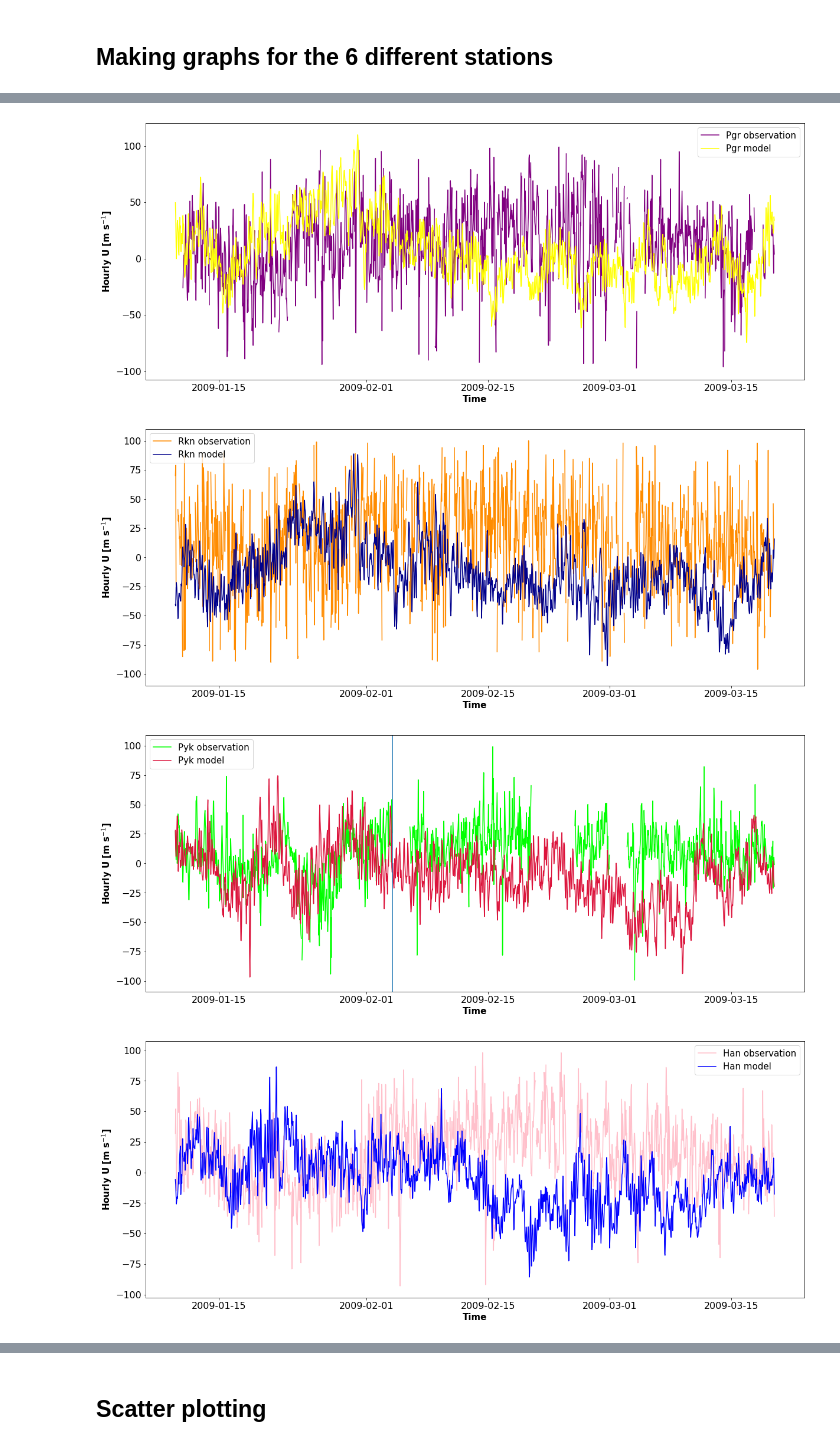
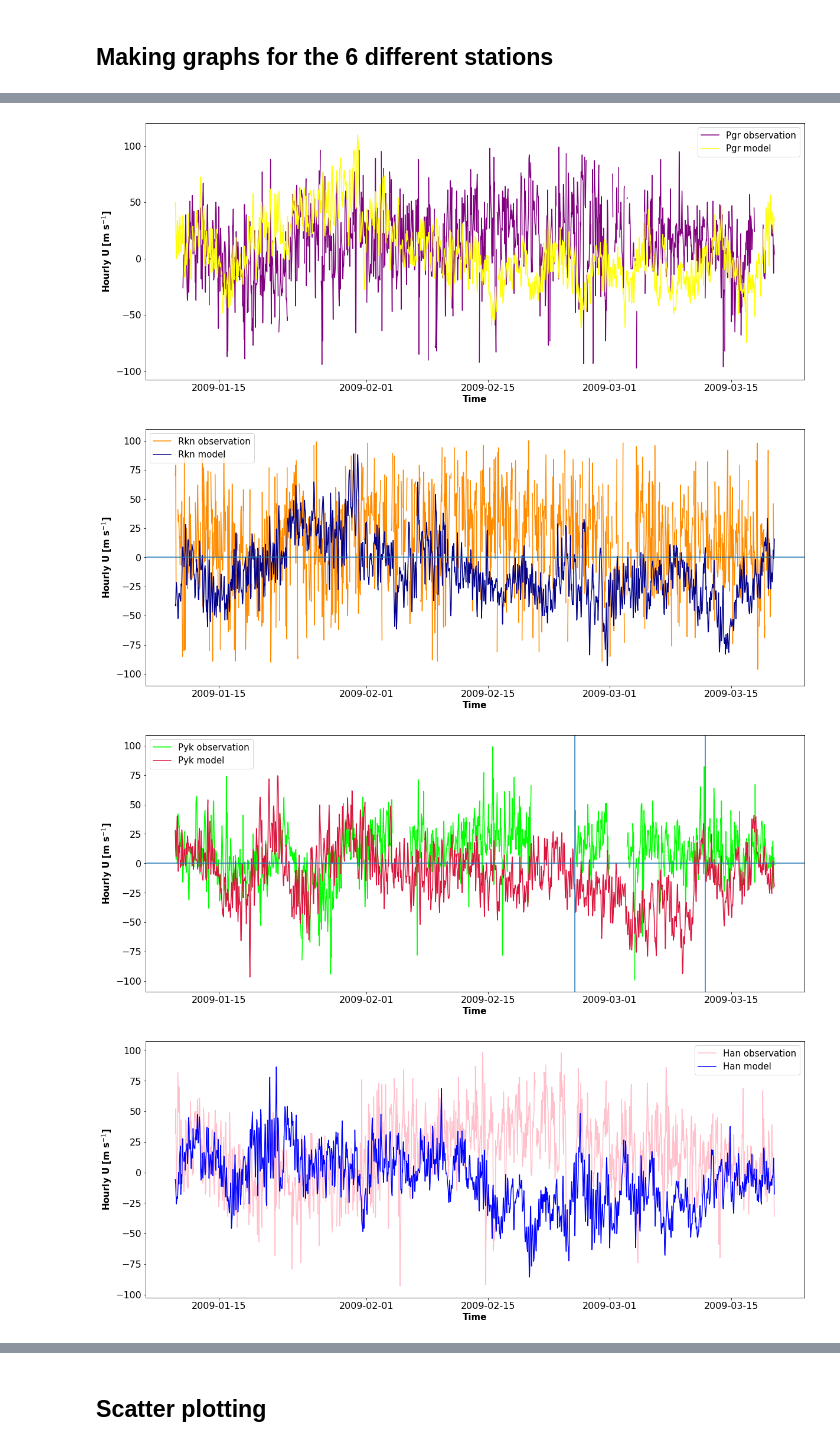
Before and after one commit to 7AlonsoRaikiri7/SummerREU, a Jupyter notebook: U_superdarn_waccmxdart_hrly.ipynb, the cells around one changed output, grey strips where cells are left out. Cells and saved outputs as stored; diff of their text form; code cells hidden in the pictures.

```diff
--- a/U_superdarn_waccmxdart_hrly.ipynb
+++ b/U_superdarn_waccmxdart_hrly.ipynb
@@ -107,6 +107,7 @@ plt.tick_params(axis='y', labelsize=16)
 plt.xlabel('Time',fontsize=15,fontweight='bold')
 plt.ylabel('Hourly U [m s$^{-1}$]', fontsize=15,fontweight='bold')
 plt.legend(fontsize=15)
+plt.grid()
 
 #Sas radar station
 fig2=plt.figure(figsize=(20,8))
@@ -116,6 +117,8 @@ plt.tick_params(axis='x', labelsize=16)
 plt.tick_params(axis='y', labelsize=16)
 plt.xlabel('Time',fontsize=15,fontweight='bold')
 plt.ylabel('Hourly U [m s$^{-1}$]', fontsize=15,fontweight='bold')
+plt.axhline(y=0)
+
 plt.legend(fontsize=15)
 
 #Pgr radar station
@@ -136,6 +139,7 @@ plt.tick_params(axis='x', labelsize=16)
 plt.tick_params(axis='y', labelsize=16)
 plt.xlabel('Time',fontsize=15,fontweight='bold')
 plt.ylabel('Hourly U [m s$^{-1}$]', fontsize=15,fontweight='bold')
+plt.axhline(y=0)
 plt.legend(fontsize=15)
 
 #Pyk radar station
@@ -146,7 +150,10 @@ plt.tick_params(axis='x', labelsize=16)
 plt.tick_params(axis='y', labelsize=16)
 plt.xlabel('Time',fontsize=15,fontweight='bold')
 plt.ylabel('Hourly U [m s$^{-1}$]', fontsize=15,fontweight='bold')
-plt.axvline(dt.datetime(2009,2,4))
+plt.axvline(dt.datetime(2009,2,25))
+plt.axvline(dt.datetime(2009,3,12))
+plt.axhline(y=0)
+
 plt.legend(fontsize=15)
 
 #Han radar station
@@ -165,6 +172,6 @@ plt.legend(fontsize=15)
 [figure]
-[figure, old version]
+[figure, new version]
-[figure, old version]
+[figure, new version]
 [figure]
 # %%
 #data from 2009-02-15 to 2009-02-24 in the superdarn observations
```
Also changed, not shown: parts of 6 cells of this notebook, 1 other file.
